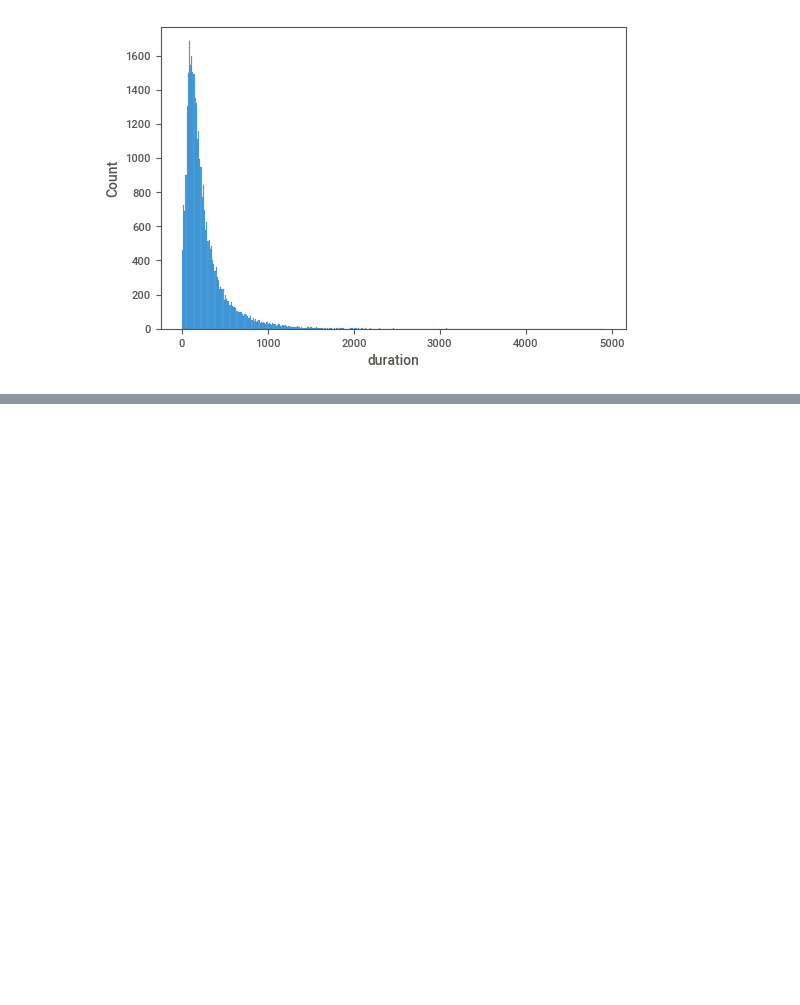
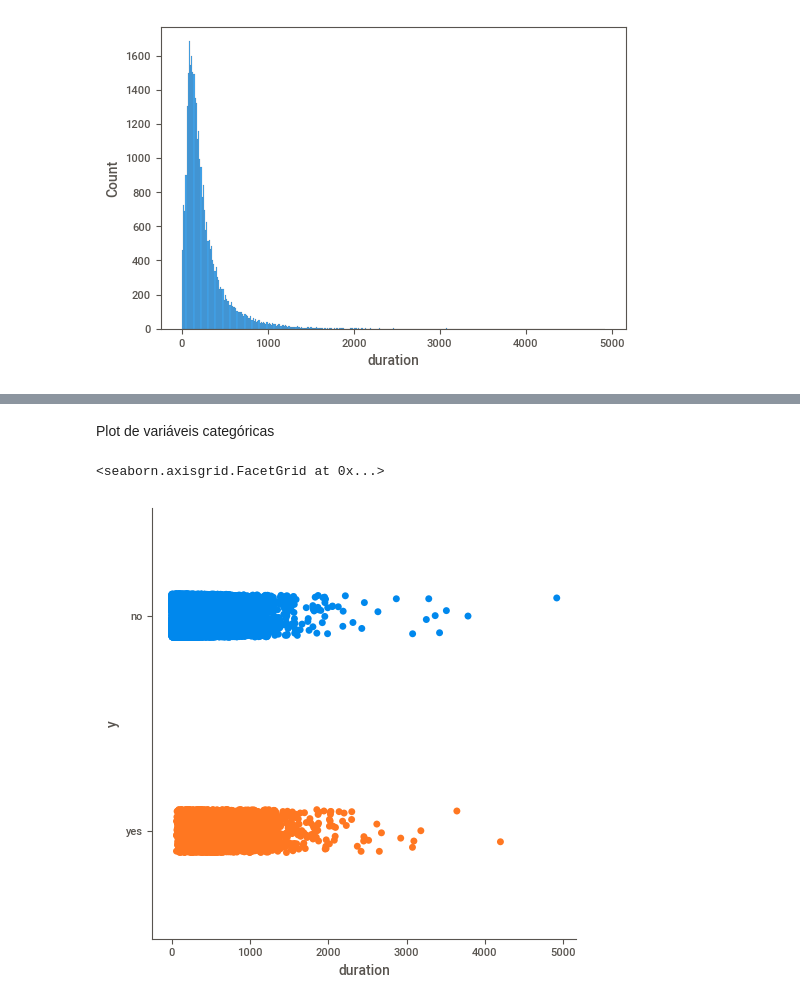
Before and after one commit to mbaltar/TrilhaDadosModal, a Jupyter notebook: modulo4.ipynb, the cells around one changed output, grey strips where cells are left out. Drawn from its saved outputs; the diff is of its cells as text; code cells hidden in the pictures; blank space fills up the shorter version.

```diff
--- a/modulo4.ipynb
+++ b/modulo4.ipynb
@@ -285,0 +322,7 @@ sns.histplot(data=dados, x='duration')
+# %% [markdown]
+Plot de variáveis categóricas
+# %%
+sns.catplot(x='duration', y='y', data=dados)
+# %% [output]
+<seaborn.axisgrid.FacetGrid at 0x...>
+[figure, added]
```
Also changed, not shown: parts of 22 cells of this notebook.
